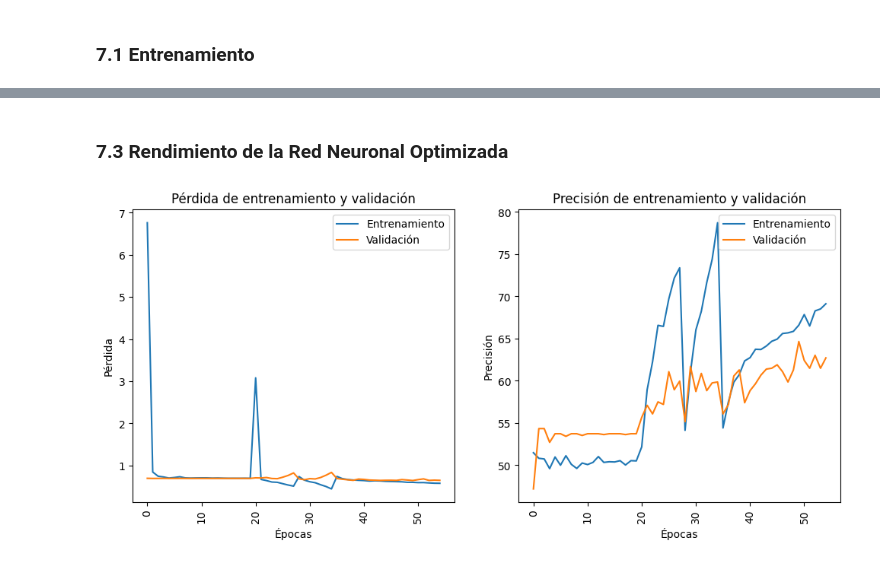
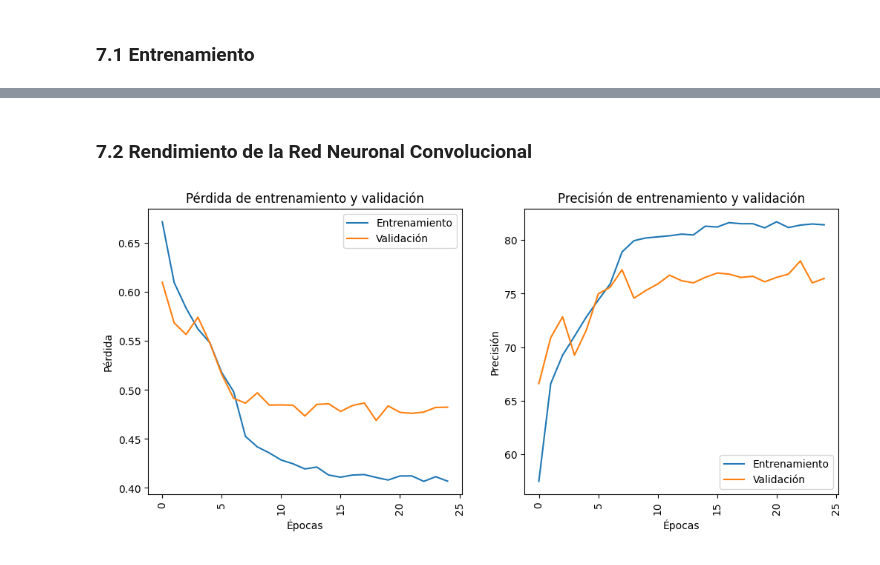
Before and after one commit to AndrsGzRo/pytorch-identificacion-perrosygatos, a Jupyter notebook: AndresGuzmanRodriguez_reto_C7SC4.ipynb, the cells around one changed output, grey strips where cells are left out. Saved outputs shown, nothing was run; the diff lists cells and outputs as text; code cells hidden in the pictures.

```diff
--- a/AndresGuzmanRodriguez_reto_C7SC4.ipynb
+++ b/AndresGuzmanRodriguez_reto_C7SC4.ipynb
@@ -383,17 +399,22 @@ MultiLayerPerceptron64(
 # %% [markdown]
 ### 7.1 Entrenamiento
 # %%
+num_epochs = 25
+train_losses2, val_losses2 = [],[]
+train_accuracy2, val_accuracy2 = [],[]
 # Entrenamiento
 for epoch in range(num_epochs):
     train_loss2, train_acc2 = train(model_2,train_loader,criterion,optimizer,device)
     val_loss2, val_acc2 = validate(model_2,val_loader,criterion,device)
 
-    train_losses.append(train_loss2)
-    val_losses.append(val_loss2)
-    train_accuracy.append(train_acc2)
-    val_accuracy.append(val_acc2)
+    train_losses2.append(train_loss2)
+    val_losses2.append(val_loss2)
+    train_accuracy2.append(train_acc2)
+    val_accuracy2.append(val_acc2)
 
     print(f'Epoch {epoch +1}/{num_epochs}')
     print(f' Train loss: {train_loss2:.4f} | Train accuracy: {train_acc2:.2f}%')
     print(f' Val loss: {val_loss2:.4f} | Val accuracy: {val_acc2:.2f}%')
+
+    scheduler.step()
 # %% [output]
@@ -417,28 +438,28 @@ Epoch 20/20
 # %% [markdown]
-### 7.3 Rendimiento de la Red Neuronal Optimizada
+### 7.2 Rendimiento de la Red Neuronal Convolucional
 # %%
 plt.figure(figsize=(12,5))
 
 # Pérdida
 plt.subplot(1,2,1)
-plt.plot(train_losses,label='Entrenamiento')
-plt.plot(val_losses,label='Validación')
+plt.plot(train_losses2,label='Entrenamiento')
+plt.plot(val_losses2,label='Validación')
 plt.xlabel('Épocas')
 plt.ylabel('Pérdida')
 plt.xticks(rotation=90)
 plt.title('Pérdida de entrenamiento y validación')
 plt.legend()
 
 # Precisión
 plt.subplot(1,2,2)
-plt.plot(train_accuracy,label='Entrenamiento')
-plt.plot(val_accuracy,label='Validación')
+plt.plot(train_accuracy2,label='Entrenamiento')
+plt.plot(val_accuracy2,label='Validación')
 plt.xlabel('Épocas')
 plt.ylabel('Precisión')
 plt.xticks(rotation=90)
 plt.title('Precisión de entrenamiento y validación')
 plt.legend()
 
 plt.show()
 # %% [output]
-[figure, old version]
+[figure, new version]
```
Also changed, not shown: parts of 8 cells of this notebook.
